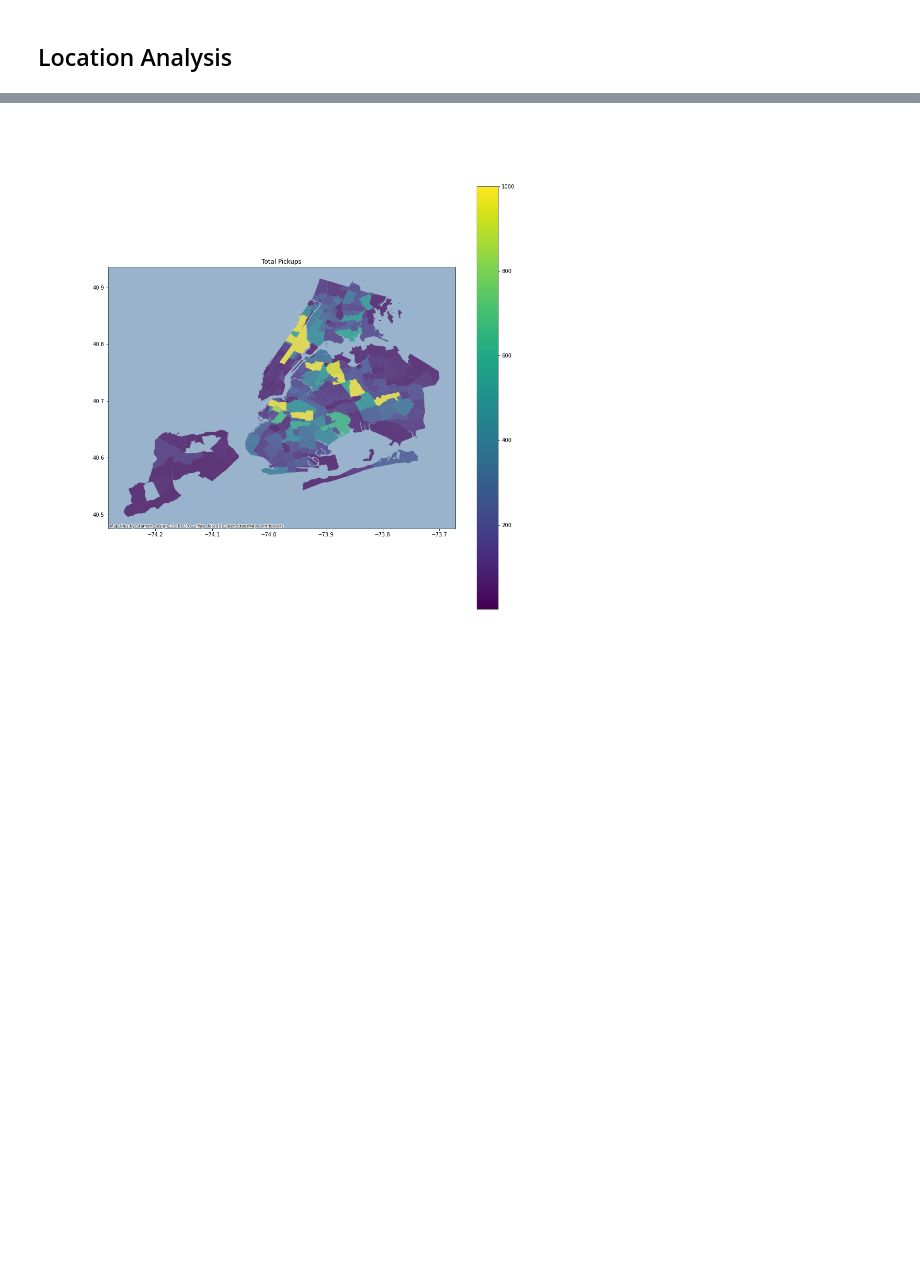
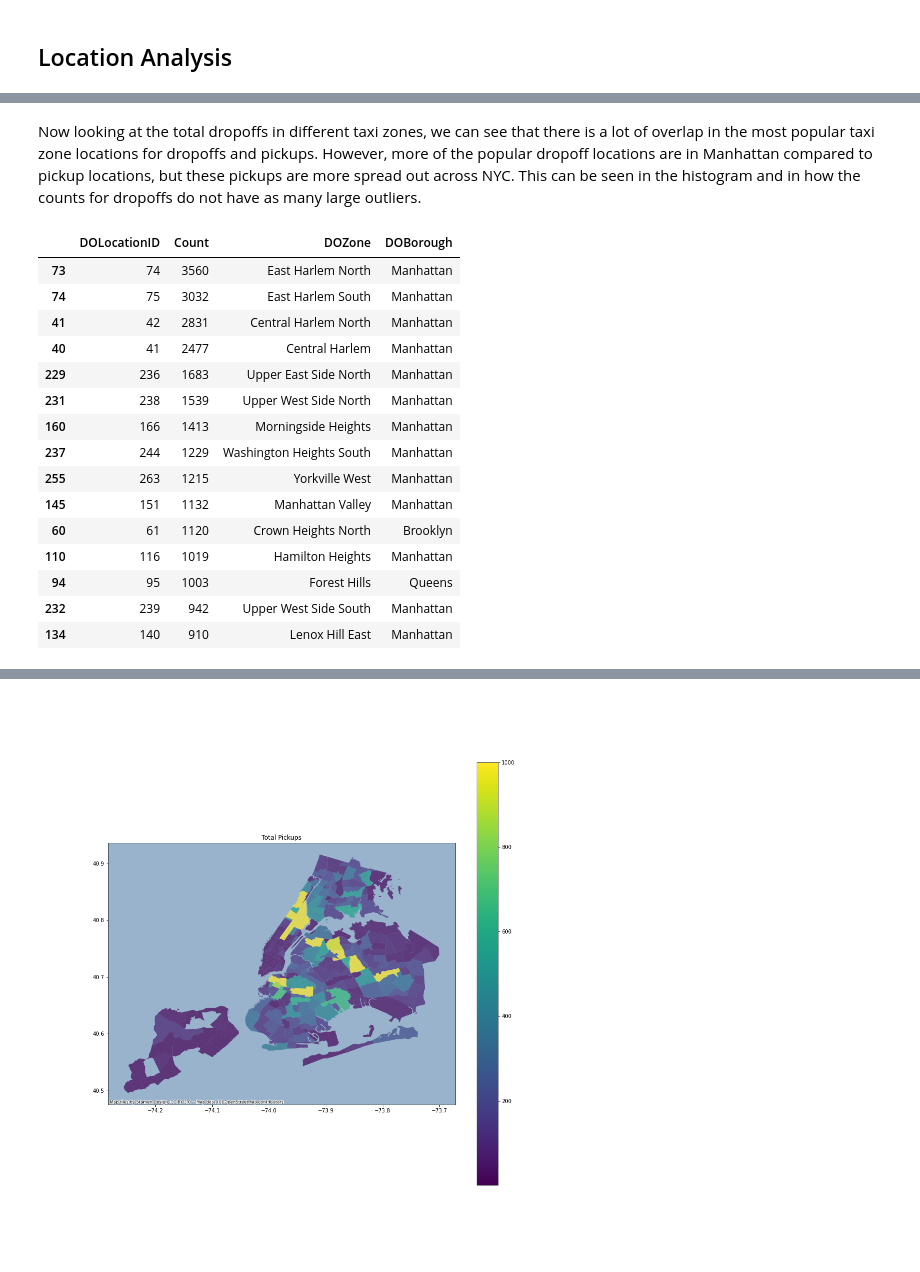
Before and after one commit to UCB-stat-159-s22/hw07-group16, a Jupyter notebook: main.ipynb, the cells around one changed output, grey strips where cells are left out. Drawn from its saved outputs; the diff is of its cells as text; code cells hidden in the pictures; blank space fills up the shorter version.

```diff
--- a/main.ipynb
+++ b/main.ipynb
@@ -134,0 +162,22 @@ Further computations and analysis on this part of the project are visible in the
+# %% [markdown]
+Now looking at the total dropoffs in different taxi zones, we can see that there is a lot of overlap in the most popular taxi zone locations for dropoffs and pickups. However, more of the popular dropoff locations are in Manhattan compared to pickup locations, but these pickups are more spread out across NYC. This can be seen in the histogram and in how the counts for dropoffs do not have as many large outliers.
+# %%
+total_dropoffs = pd.read_csv('tables/total_dropoffs.csv')
+total_dropoffs.sort_values('Count', ascending=False).head(15)
+# %% [output]
+|  | DOLocationID | Count | DOZone | DOBorough |
+| 73 | 74 | 3560 | East Harlem North | Manhattan |
+| 74 | 75 | 3032 | East Harlem South | Manhattan |
+| 41 | 42 | 2831 | Central Harlem North | Manhattan |
+| 40 | 41 | 2477 | Central Harlem | Manhattan |
+| 229 | 236 | 1683 | Upper East Side North | Manhattan |
+| 231 | 238 | 1539 | Upper West Side North | Manhattan |
+| 160 | 166 | 1413 | Morningside Heights | Manhattan |
+| 237 | 244 | 1229 | Washington Heights South | Manhattan |
+| 255 | 263 | 1215 | Yorkville West | Manhattan |
+| 145 | 151 | 1132 | Manhattan Valley | Manhattan |
+| 60 | 61 | 1120 | Crown Heights North | Brooklyn |
+| 110 | 116 | 1019 | Hamilton Heights | Manhattan |
+| 94 | 95 | 1003 | Forest Hills | Queens |
+| 232 | 239 | 942 | Upper West Side South | Manhattan |
+| 134 | 140 | 910 | Lenox Hill East | Manhattan |
```
Also changed, not shown: parts of 11 cells of this notebook, 8 other files.
